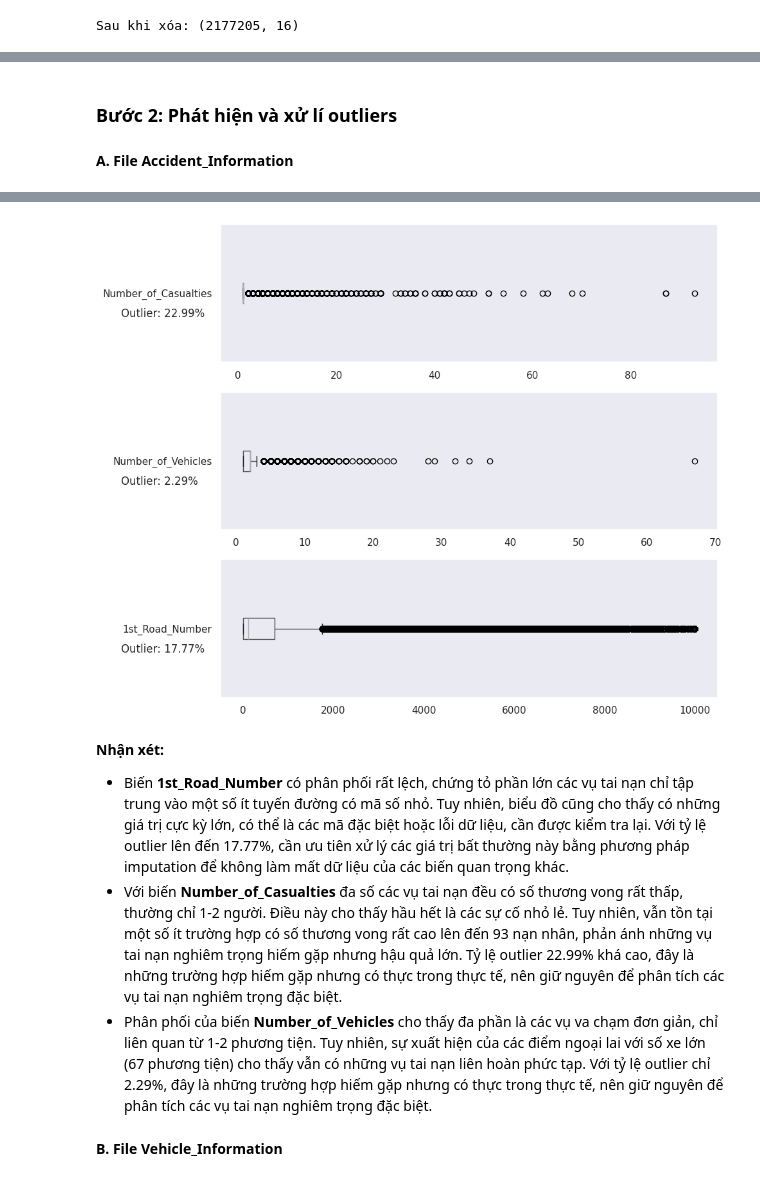
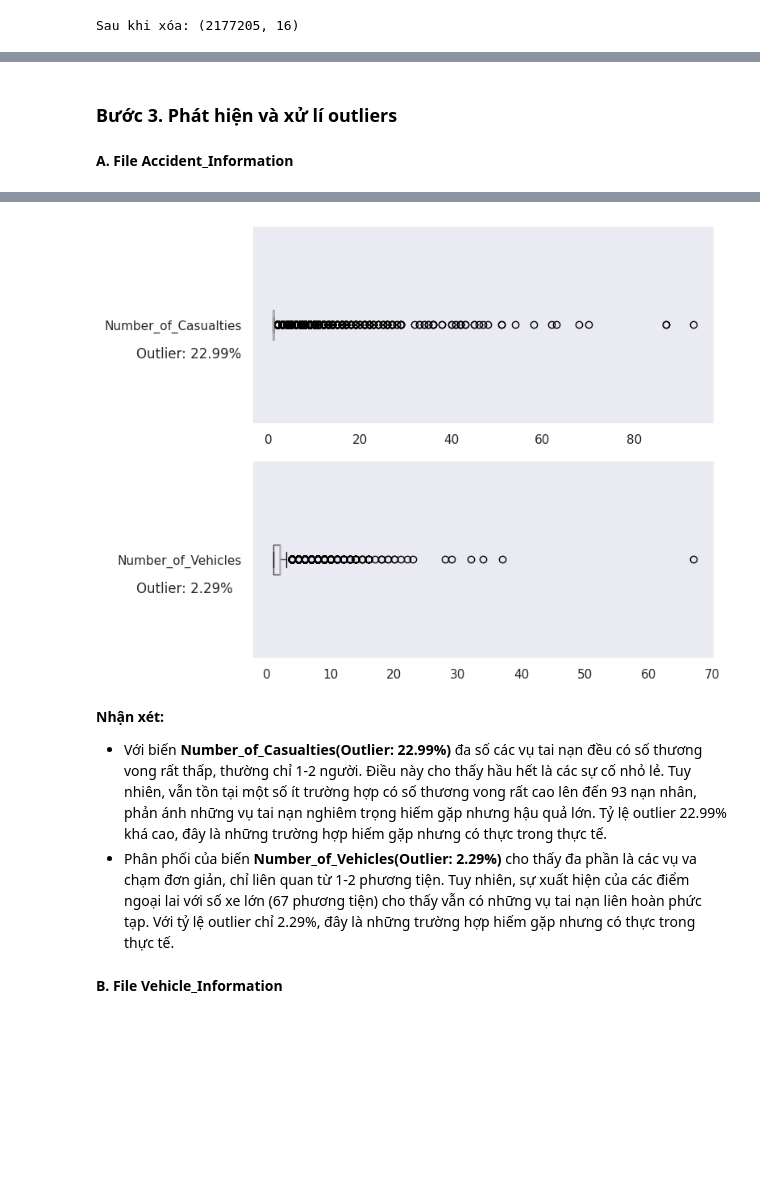
Before and after one commit to mihhwiNick/DA_project, a Jupyter notebook: UK_Road_Traffic_Accident_DA.ipynb, the cells around one changed output, grey strips where cells are left out. Cells and saved outputs as stored; diff of their text form; code cells hidden in the pictures; blank space fills up the shorter version.

```diff
--- a/UK_Road_Traffic_Accident_DA.ipynb
+++ b/UK_Road_Traffic_Accident_DA.ipynb
@@ -492,8 +492,8 @@ display(description_object[['count', 'unique', 'top', 'freq', 'most_frequent_cou
 ##**4. Tiền xử lí dữ liệu (Data Preprocessing)**
 # %%
 # Tạo bản sao để thử nghiệm
-accidents_draft1 = Accident.copy()
-vehicle_draft1 = Vehicle.copy()
+accidents_draft = Accident.copy()
+vehicle_draft = Vehicle.copy()
 # %% [markdown]
 ### **Bước 1. Loại bỏ cột dư thừa**
 # %% [markdown]
@@ -503,8 +503,8 @@ column_to_drops = ['2nd_Road_Class','2nd_Road_Number','Did_Police_Officer_Attend
                    'Latitude', 'Longitude','Location_Easting_OSGR', 'Location_Northing_OSGR',
                    'LSOA_of_Accident_Location','Pedestrian_Crossing-Human_Control','InScotland',
                    'Pedestrian_Crossing-Physical_Facilities', 'Carriageway_Hazards','Special_Conditions_at_Site']
-accidents_draft1 = accidents_draft1.drop(columns = column_to_drops)
-print(f"Sau khi xóa: {accidents_draft1.shape}")
+accidents_draft = accidents_draft.drop(columns = column_to_drops)
+print(f"Sau khi xóa: {accidents_draft.shape}")
 # %% [output]
 Sau khi xóa: (2047256, 21)
 # %% [markdown]
@@ -519,5 +775,5 @@ Sau khi xóa: (2177205, 16)
 # %% [markdown]
-### **Bước 2: Phát hiện và xử lí outliers**
+### **Bước 3. Phát hiện và xử lí outliers**
 # %% [markdown]
 **A. File Accident_Information**
 # %%
@@ -539,42 +795,41 @@ display(description_accident[['count', 'mean', 'std', 'variance', 'min', '25%',
 | Speed_limit | 2047219.0 | 38.843597 | 14.147910 | 2.001634e+02 | 0.0 | 30.0 | 30.0 | 50.0 | 70.0 | float64 |
 | Year | 2047256.0 | 2010.523806 | 3.765624 | 1.417992e+01 | 2005.0 | 2007.0 | 2010.0 | 2014.0 | 2017.0 | int64 |
 # %%
-num_cols = ['Number_of_Casualties', 'Number_of_Vehicles', '1st_Road_Number']
+num_cols = ['Number_of_Casualties', 'Number_of_Vehicles']
 sns.set(style='darkgrid')
-fig, axes = plt.subplots(3, 1, figsize=(10, 8))
+fig, axes = plt.subplots(2, 1, figsize=(8, 6))
 
 for ax, col in zip(axes, num_cols):
     # Tính toán outlier cho từng biến
     Q1 = accidents_draft1[col].quantile(0.25)
     Q3 = accidents_draft1[col].quantile(0.75)
     IQR = Q3 - Q1
     lower_bound = Q1 - 1.5 * IQR
     upper_bound = Q3 + 1.5 * IQR
 
     # Đếm số lượng outlier
     outlier_count = accidents_draft1[
         (accidents_draft1[col] < lower_bound) |
         (accidents_draft1[col] > upper_bound)
     ].shape[0]
 
     total_count = accidents_draft1.shape[0]
     outlier_percentage = (outlier_count / total_count) * 100
 
     # Vẽ boxplot
     bp = accidents_draft1.boxplot(column=col, grid=False, vert=False, ax=ax)
-    ax.text(-0.2, 0.35, f'Outlier: {outlier_percentage:.2f}%',
+    ax.text(-0.25, 0.35, f'Outlier: {outlier_percentage:.2f}%',
             transform=ax.transAxes, fontsize=12,
             verticalalignment='center', horizontalalignment='left')
 
 plt.tight_layout()
 plt.show()
 # %% [output]
-[figure, old version]
+[figure, new version]
 # %% [markdown]
 **Nhận xét:**
-+ Biến **1st_Road_Number** có phân phối rất lệch, chứng tỏ phần lớn các vụ tai nạn chỉ tập trung vào một số ít tuyến đường có mã số nhỏ. Tuy nhiên, biểu đồ cũng cho thấy có những giá trị cực kỳ lớn, có thể là các mã đặc biệt hoặc lỗi dữ liệu, cần được kiểm tra lại. Với tỷ lệ outlier lên đến 17.77%, cần ưu tiên xử lý các giá trị bất thường này bằng phương pháp imputation để không làm mất dữ liệu của các biến quan trọng khác.
-+ Với biến **Number_of_Casualties** đa số các vụ tai nạn đều có số thương vong rất thấp, thường chỉ 1-2 người. Điều này cho thấy hầu hết là các sự cố nhỏ lẻ. Tuy nhiên, vẫn tồn tại một số ít trường hợp có số thương vong rất cao lên đến 93 nạn nhân, phản ánh những vụ tai nạn nghiêm trọng hiếm gặp nhưng hậu quả lớn. Tỷ lệ outlier 22.99% khá cao, đây là những trường hợp hiếm gặp nhưng có thực trong thực tế, nên giữ nguyên để phân tích các vụ tai nạn nghiêm trọng đặc biệt.
-+ Phân phối của biến **Number_of_Vehicles** cho thấy đa phần là các vụ va chạm đơn giản, chỉ liên quan từ 1-2 phương tiện. Tuy nhiên, sự xuất hiện của các điểm ngoại lai với số xe lớn (67 phương tiện) cho thấy vẫn có những vụ tai nạn liên hoàn phức tạp. Với tỷ lệ outlier chỉ 2.29%, đây là những trường hợp hiếm gặp nhưng có thực trong thực tế, nên giữ nguyên để phân tích các vụ tai nạn nghiêm trọng đặc biệt.
++ Với biến **Number_of_Casualties(Outlier: 22.99%)** đa số các vụ tai nạn đều có số thương vong rất thấp, thường chỉ 1-2 người. Điều này cho thấy hầu hết là các sự cố nhỏ lẻ. Tuy nhiên, vẫn tồn tại một số ít trường hợp có số thương vong rất cao lên đến 93 nạn nhân, phản ánh những vụ tai nạn nghiêm trọng hiếm gặp nhưng hậu quả lớn. Tỷ lệ outlier 22.99% khá cao, đây là những trường hợp hiếm gặp nhưng có thực trong thực tế.
++ Phân phối của biến **Number_of_Vehicles(Outlier: 2.29%)** cho thấy đa phần là các vụ va chạm đơn giản, chỉ liên quan từ 1-2 phương tiện. Tuy nhiên, sự xuất hiện của các điểm ngoại lai với số xe lớn (67 phương tiện) cho thấy vẫn có những vụ tai nạn liên hoàn phức tạp. Với tỷ lệ outlier chỉ 2.29%, đây là những trường hợp hiếm gặp nhưng có thực trong thực tế.
 # %% [markdown]
 **B. File Vehicle_Information**
 # %%
```
Also changed, not shown: parts of 18 cells of this notebook.
